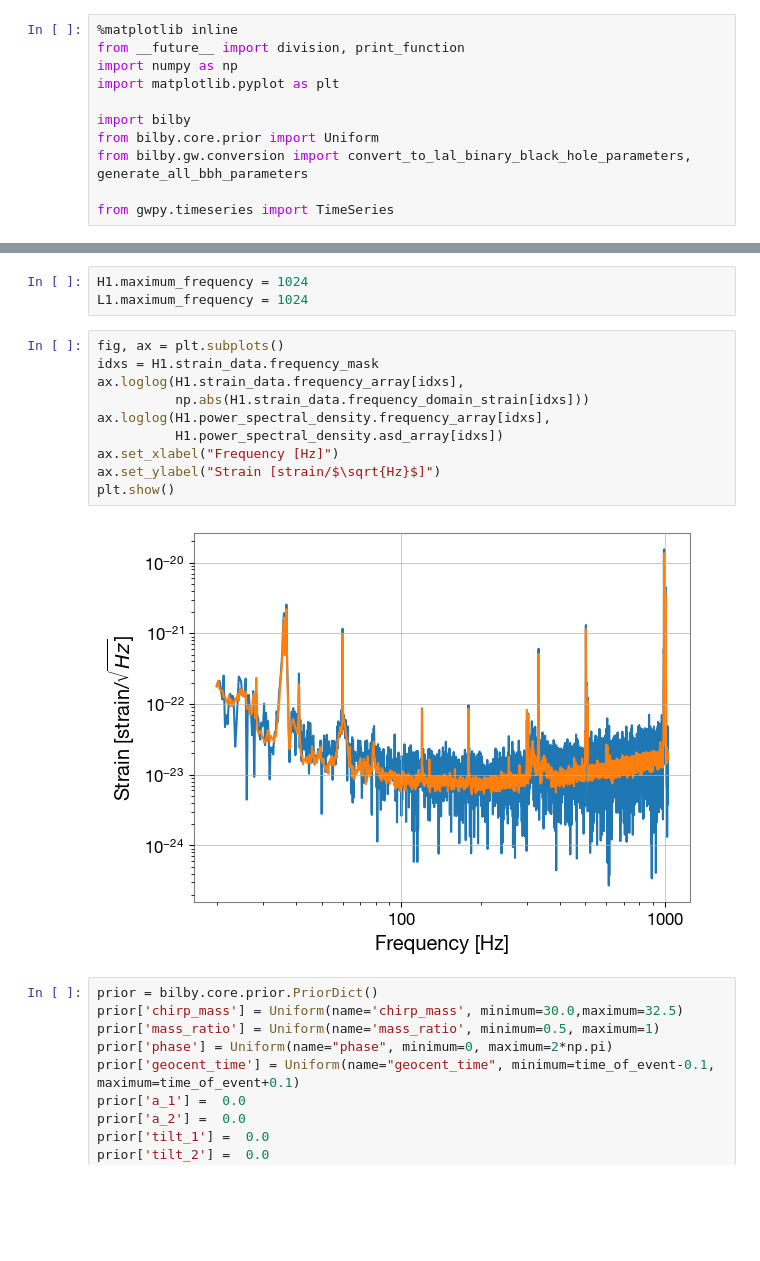
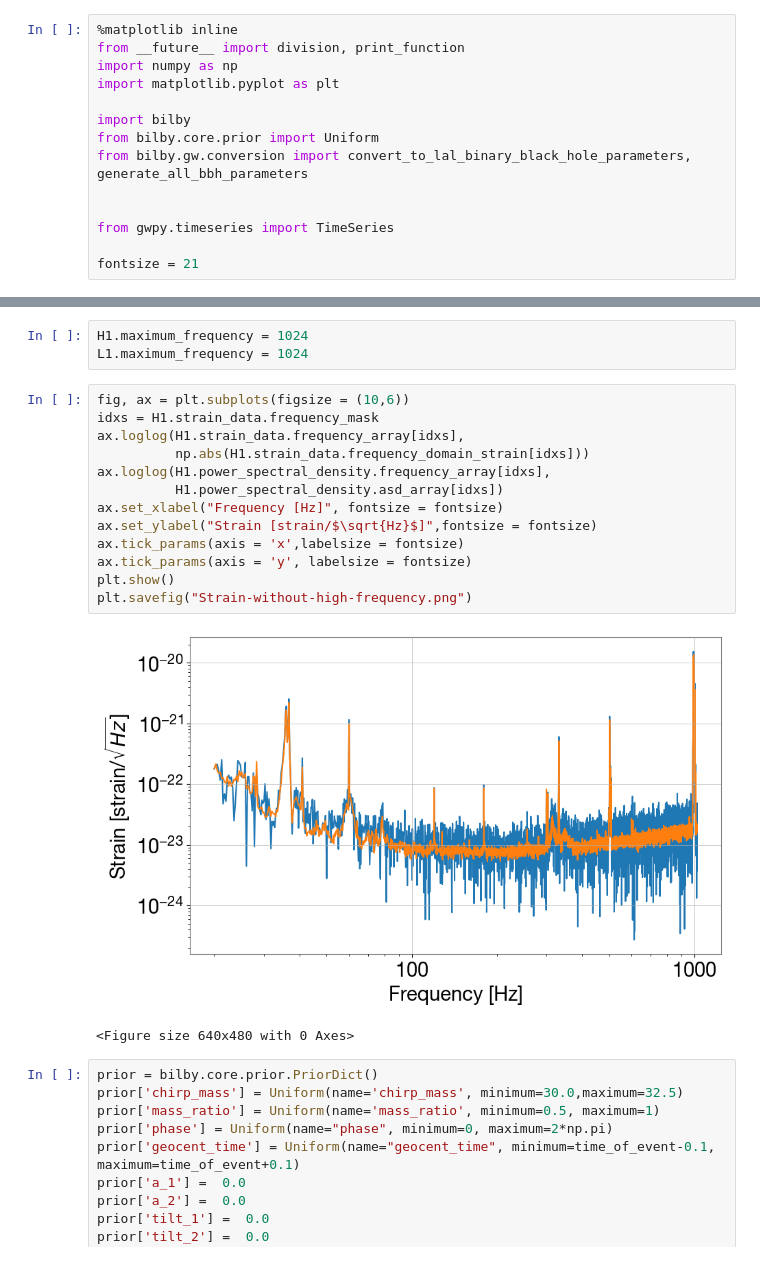
Before and after one commit to maxthebigcoda/astro-projects, a Jupyter notebook: parameter-estimation/bilby_real.ipynb, the cells around one changed output, grey strips where cells are left out. Saved outputs shown, nothing was run; the diff lists cells and outputs as text; blank space fills up the shorter version.

```diff
--- a/parameter-estimation/bilby_real.ipynb
+++ b/parameter-estimation/bilby_real.ipynb
@@ -177,7 +170,10 @@ import bilby
 from bilby.core.prior import Uniform
 from bilby.gw.conversion import convert_to_lal_binary_black_hole_parameters, generate_all_bbh_parameters
 
+
 from gwpy.timeseries import TimeSeries
+
+fontsize = 21
 # %%
 print(bilby.__version__)
 # %% [output]
@@ -241,17 +244,21 @@ plt.show()
 H1.maximum_frequency = 1024
 L1.maximum_frequency = 1024
 # %%
-fig, ax = plt.subplots()
+fig, ax = plt.subplots(figsize = (10,6))
 idxs = H1.strain_data.frequency_mask
 ax.loglog(H1.strain_data.frequency_array[idxs],
           np.abs(H1.strain_data.frequency_domain_strain[idxs]))
 ax.loglog(H1.power_spectral_density.frequency_array[idxs],
           H1.power_spectral_density.asd_array[idxs])
-ax.set_xlabel("Frequency [Hz]")
-ax.set_ylabel("Strain [strain/$\sqrt{Hz}$]")
+ax.set_xlabel("Frequency [Hz]", fontsize = fontsize)
+ax.set_ylabel("Strain [strain/$\sqrt{Hz}$]",fontsize = fontsize)
+ax.tick_params(axis = 'x',labelsize = fontsize)
+ax.tick_params(axis = 'y', labelsize = fontsize)
 plt.show()
+plt.savefig("Strain-without-high-frequency.png")
 # %% [output]
-[figure, old version]
+[figure, new version]
+<Figure size 640x480 with 0 Axes>
 # %%
 prior = bilby.core.prior.PriorDict()
 prior['chirp_mass'] = Uniform(name='chirp_mass', minimum=30.0,maximum=32.5)
```
Also changed, not shown: parts of 13 cells of this notebook, 1 other file.
